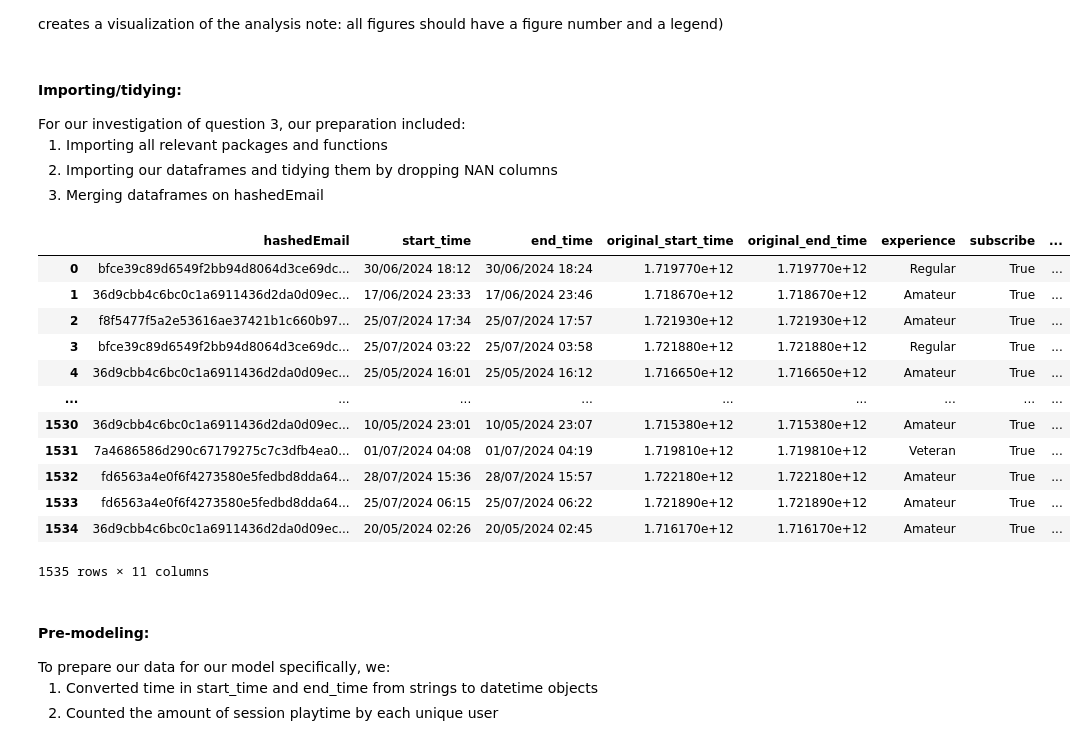
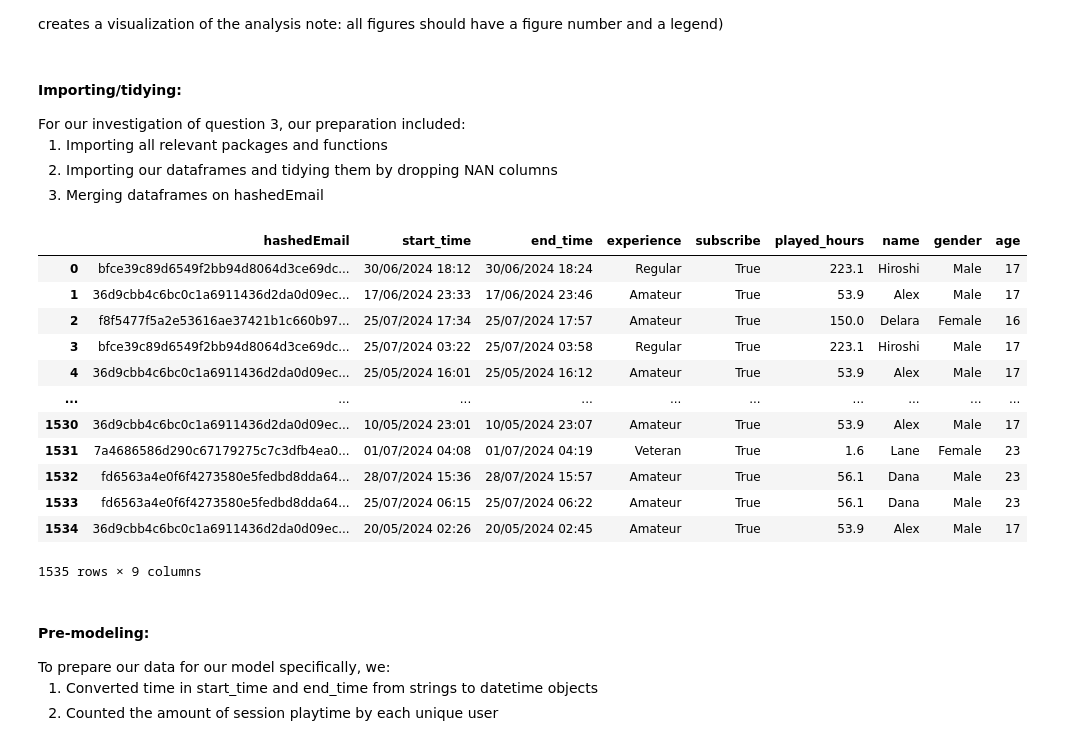
Before and after one commit to IslandOfPencils/dsci-100-2025w-group-21, a Jupyter notebook: group__project.ipynb, the cells around one changed output. Drawn from its saved outputs; the diff is of its cells as text; code cells hidden in the pictures.

```diff
--- a/group__project.ipynb
+++ b/group__project.ipynb
@@ -105,27 +105,27 @@ set_config(transform_output="pandas")
 # %%
 #Merge Dataframes for simplicity
 url_players = "https://drive.google.com/uc?id=1Mw9vW0hjTJwRWx0bDXiSpYsO3gKogaPz"
 players = pd.read_csv(url_players).drop(columns = ["individualId", "organizationName"])
 
 url_sessions = "https://drive.google.com/uc?id=14O91N5OlVkvdGxXNJUj5jIsV5RexhzbB"
-sessions = pd.read_csv(url_sessions)
+sessions = pd.read_csv(url_sessions).drop(columns=['original_start_time','original_end_time'])
 
 players_sessions = sessions.merge(players, on = 'hashedEmail')
 players_sessions
 # %% [output]
-|  | hashedEmail | start_time | end_time | original_start_time | original_end_time | experience | subscribe | ... |
-| 0 | bfce39c89d6549f2bb94d8064d3ce69dc... | 30/06/2024 18:12 | 30/06/2024 18:24 | 1.719770e+12 | 1.719770e+12 | Regular | True | ... |
-| 1 | 36d9cbb4c6bc0c1a6911436d2da0d09ec... | 17/06/2024 23:33 | 17/06/2024 23:46 | 1.718670e+12 | 1.718670e+12 | Amateur | True | ... |
-| 2 | f8f5477f5a2e53616ae37421b1c660b97... | 25/07/2024 17:34 | 25/07/2024 17:57 | 1.721930e+12 | 1.721930e+12 | Amateur | True | ... |
-| 3 | bfce39c89d6549f2bb94d8064d3ce69dc... | 25/07/2024 03:22 | 25/07/2024 03:58 | 1.721880e+12 | 1.721880e+12 | Regular | True | ... |
-| 4 | 36d9cbb4c6bc0c1a6911436d2da0d09ec... | 25/05/2024 16:01 | 25/05/2024 16:12 | 1.716650e+12 | 1.716650e+12 | Amateur | True | ... |
-| ... | ... | ... | ... | ... | ... | ... | ... | ... |
-| 1530 | 36d9cbb4c6bc0c1a6911436d2da0d09ec... | 10/05/2024 23:01 | 10/05/2024 23:07 | 1.715380e+12 | 1.715380e+12 | Amateur | True | ... |
-| 1531 | 7a4686586d290c67179275c7c3dfb4ea0... | 01/07/2024 04:08 | 01/07/2024 04:19 | 1.719810e+12 | 1.719810e+12 | Veteran | True | ... |
-| 1532 | fd6563a4e0f6f4273580e5fedbd8dda64... | 28/07/2024 15:36 | 28/07/2024 15:57 | 1.722180e+12 | 1.722180e+12 | Amateur | True | ... |
-| 1533 | fd6563a4e0f6f4273580e5fedbd8dda64... | 25/07/2024 06:15 | 25/07/2024 06:22 | 1.721890e+12 | 1.721890e+12 | Amateur | True | ... |
-| 1534 | 36d9cbb4c6bc0c1a6911436d2da0d09ec... | 20/05/2024 02:26 | 20/05/2024 02:45 | 1.716170e+12 | 1.716170e+12 | Amateur | True | ... |
+|  | hashedEmail | start_time | end_time | experience | subscribe | played_hours | name | gender | age |
+| 0 | bfce39c89d6549f2bb94d8064d3ce69dc... | 30/06/2024 18:12 | 30/06/2024 18:24 | Regular | True | 223.1 | Hiroshi | Male | 17 |
+| 1 | 36d9cbb4c6bc0c1a6911436d2da0d09ec... | 17/06/2024 23:33 | 17/06/2024 23:46 | Amateur | True | 53.9 | Alex | Male | 17 |
+| 2 | f8f5477f5a2e53616ae37421b1c660b97... | 25/07/2024 17:34 | 25/07/2024 17:57 | Amateur | True | 150.0 | Delara | Female | 16 |
+| 3 | bfce39c89d6549f2bb94d8064d3ce69dc... | 25/07/2024 03:22 | 25/07/2024 03:58 | Regular | True | 223.1 | Hiroshi | Male | 17 |
+| 4 | 36d9cbb4c6bc0c1a6911436d2da0d09ec... | 25/05/2024 16:01 | 25/05/2024 16:12 | Amateur | True | 53.9 | Alex | Male | 17 |
+| ... | ... | ... | ... | ... | ... | ... | ... | ... | ... |
+| 1530 | 36d9cbb4c6bc0c1a6911436d2da0d09ec... | 10/05/2024 23:01 | 10/05/2024 23:07 | Amateur | True | 53.9 | Alex | Male | 17 |
+| 1531 | 7a4686586d290c67179275c7c3dfb4ea0... | 01/07/2024 04:08 | 01/07/2024 04:19 | Veteran | True | 1.6 | Lane | Female | 23 |
+| 1532 | fd6563a4e0f6f4273580e5fedbd8dda64... | 28/07/2024 15:36 | 28/07/2024 15:57 | Amateur | True | 56.1 | Dana | Male | 23 |
+| 1533 | fd6563a4e0f6f4273580e5fedbd8dda64... | 25/07/2024 06:15 | 25/07/2024 06:22 | Amateur | True | 56.1 | Dana | Male | 23 |
+| 1534 | 36d9cbb4c6bc0c1a6911436d2da0d09ec... | 20/05/2024 02:26 | 20/05/2024 02:45 | Amateur | True | 53.9 | Alex | Male | 17 |
-1535 rows × 11 columns
+1535 rows × 9 columns
 # %% [markdown]
 <h4 style="font-size: x-medium;">Pre-modeling:</h4>
 To prepare our data for our model specifically, we:
```
Also changed, not shown: parts of 7 cells of this notebook.
